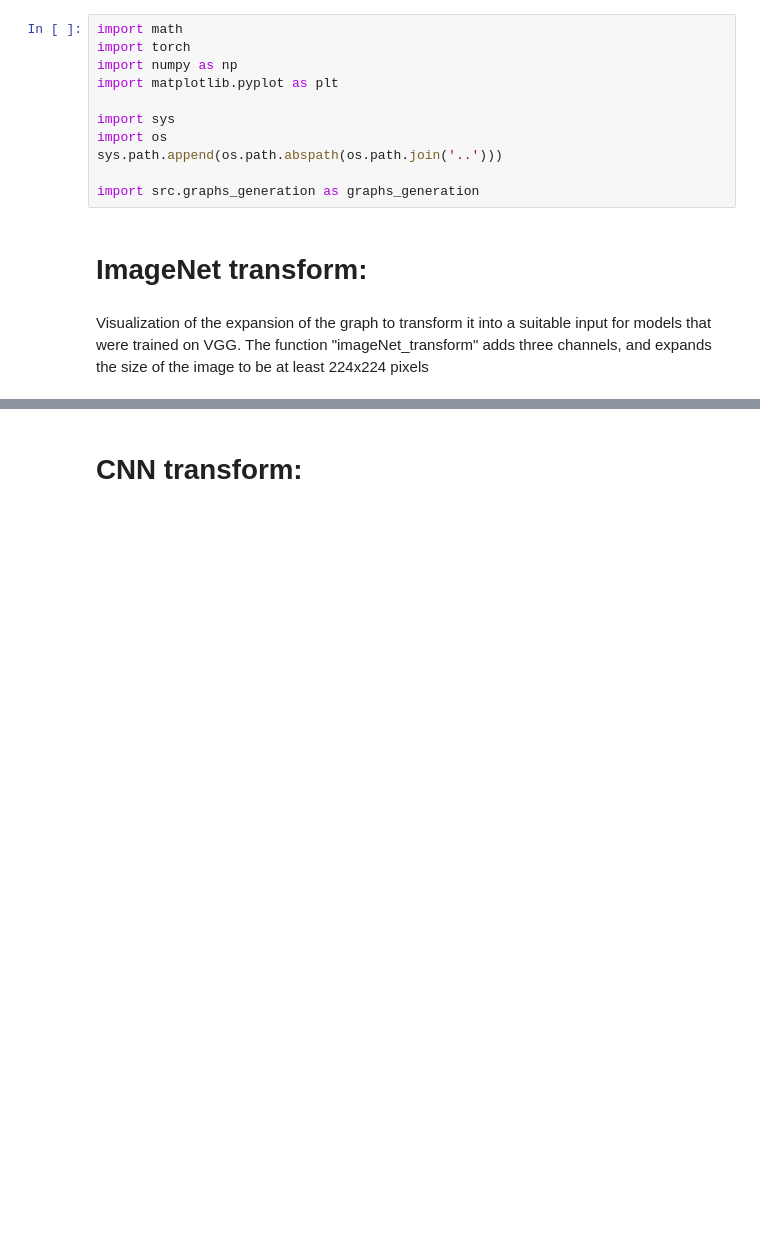
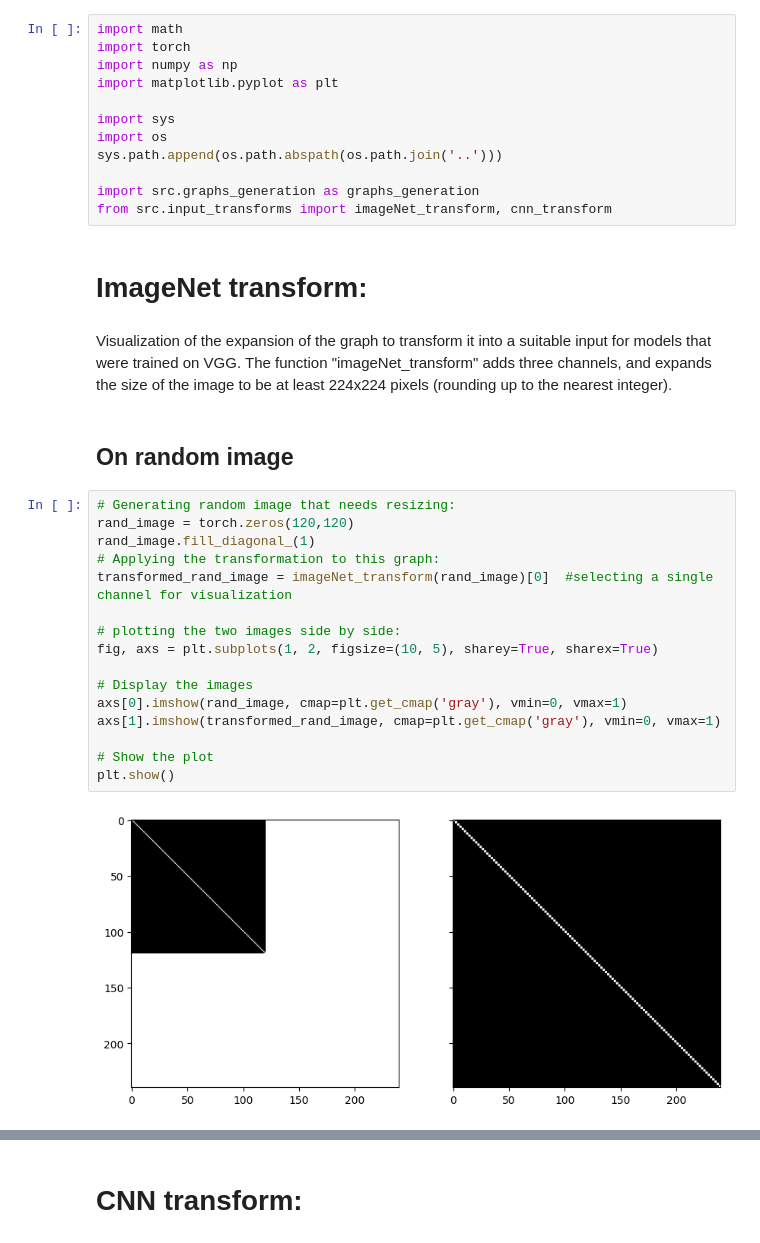
Before and after one commit to danieletirinnanzi/HUPLACLIP-NNs, a Jupyter notebook: scripts/input_transform_visualization.ipynb, the cells around one changed output, grey strips where cells are left out. Cells and saved outputs as stored; diff of their text form; blank space fills up the shorter version.

```diff
--- a/scripts/input_transform_visualization.ipynb
+++ b/scripts/input_transform_visualization.ipynb
@@ -9,7 +9,28 @@ import os
 sys.path.append(os.path.abspath(os.path.join('..')))
 
 import src.graphs_generation as graphs_generation
+from src.input_transforms import imageNet_transform, cnn_transform
 # %% [markdown]
 # ImageNet transform:
 # %% [markdown]
-Visualization of the expansion of the graph to transform it into a suitable input for models that were trained on VGG. The function "imageNet_transform" adds three channels, and expands the size of the image to be at least 224x224 pixels
+Visualization of the expansion of the graph to transform it into a suitable input for models that were trained on VGG. The function "imageNet_transform" adds three channels, and expands the size of the image to be at least 224x224 pixels (rounding up to the nearest integer).
+# %% [markdown]
+## On random image
+# %%
+# Generating random image that needs resizing:
+rand_image = torch.zeros(120,120)
+rand_image.fill_diagonal_(1)
+# Applying the transformation to this graph:
+transformed_rand_image = imageNet_transform(rand_image)[0]  #selecting a single channel for visualization
+
+# plotting the two images side by side:
+fig, axs = plt.subplots(1, 2, figsize=(10, 5), sharey=True, sharex=True)
+
+# Display the images
+axs[0].imshow(rand_image, cmap=plt.get_cmap('gray'), vmin=0, vmax=1)
+axs[1].imshow(transformed_rand_image, cmap=plt.get_cmap('gray'), vmin=0, vmax=1)
+
+# Show the plot
+plt.show()
+# %% [output]
+[figure, added]
```
Also changed, not shown: parts of 7 cells of this notebook.
